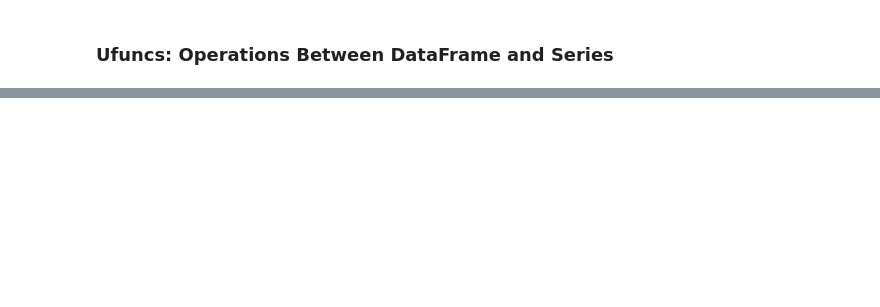
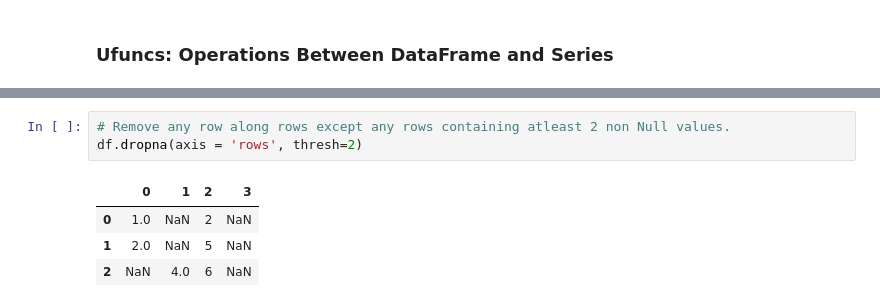
Before and after one commit to shredder47/Data-Science-Using-Python, a Jupyter notebook: DS_Pandas.ipynb, the cells around one changed output, grey strips where cells are left out. Saved outputs shown, nothing was run; the diff lists cells and outputs as text; blank space fills up the shorter version.

```diff
--- a/DS_Pandas.ipynb
+++ b/DS_Pandas.ipynb
@@ -509,0 +651,8 @@ Name: 0, dtype: int64
+# %%
+# Remove any row along rows except any rows containing atleast 2 non Null values.
+df.dropna(axis = 'rows', thresh=2)
+# %% [output]
+|  | 0 | 1 | 2 | 3 |
+| 0 | 1.0 | NaN | 2 | NaN |
+| 1 | 2.0 | NaN | 5 | NaN |
+| 2 | NaN | 4.0 | 6 | NaN |
```
Also changed, not shown: parts of 38 cells of this notebook.
